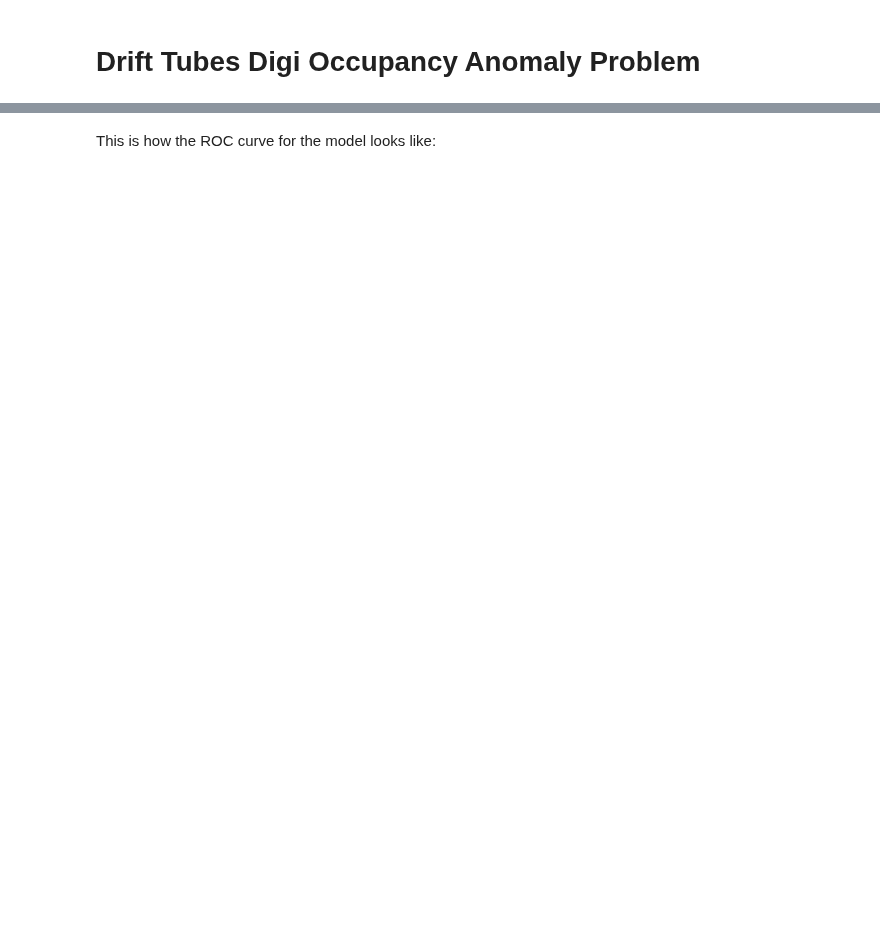
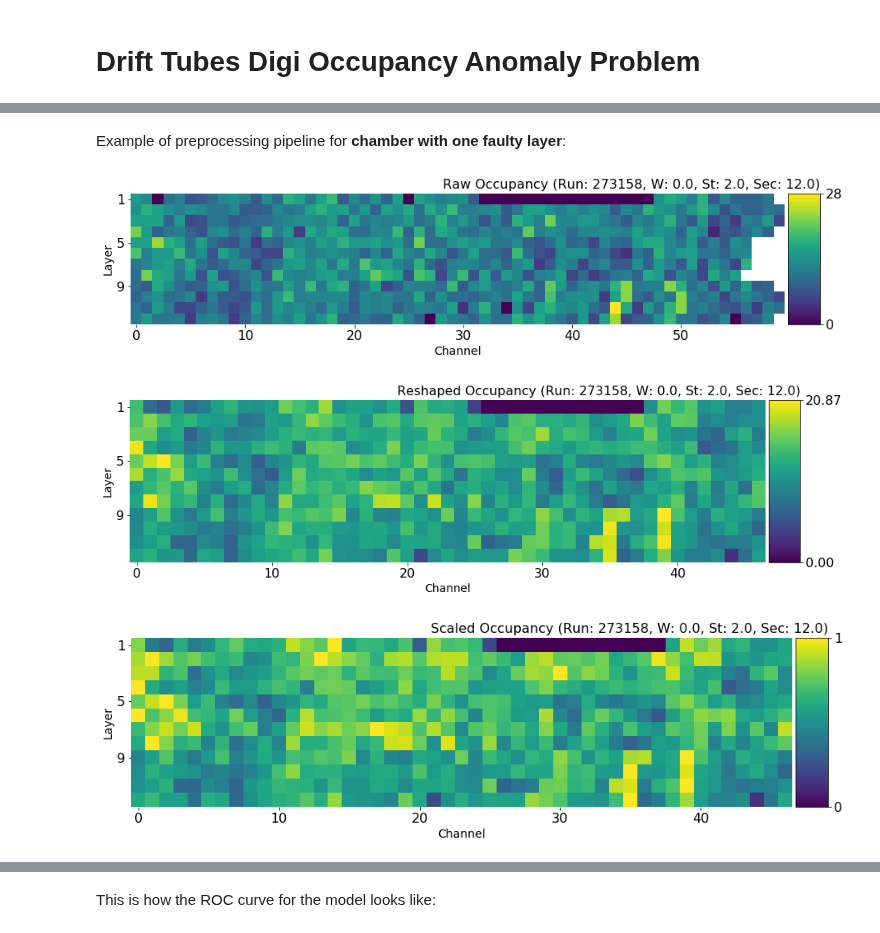
Before and after one commit to jang00777/DT-Digi-Occupancy, a Jupyter notebook: notebooks/model_training.ipynb, the cells around one changed output, grey strips where cells are left out. Drawn from its saved outputs; the diff is of its cells as text; code cells hidden in the pictures; blank space fills up the shorter version.

```diff
--- a/notebooks/model_training.ipynb
+++ b/notebooks/model_training.ipynb
@@ -176,0 +250,8 @@ layers_test['model_score'] = model.predict(np.array(test_x))[:, 1]
+# %% [markdown]
+Example of preprocessing pipeline for <b>chamber with one faulty layer</b>:
+# %%
+visualize_preprocessing(drift_tubes_chambers[drift_tubes_chambers.score == 11].iloc[0], False)
+# %% [output]
+[figure, added]
+[figure, added]
+[figure, added]
```
Also changed, not shown: parts of 94 cells of this notebook, 2 other files.
